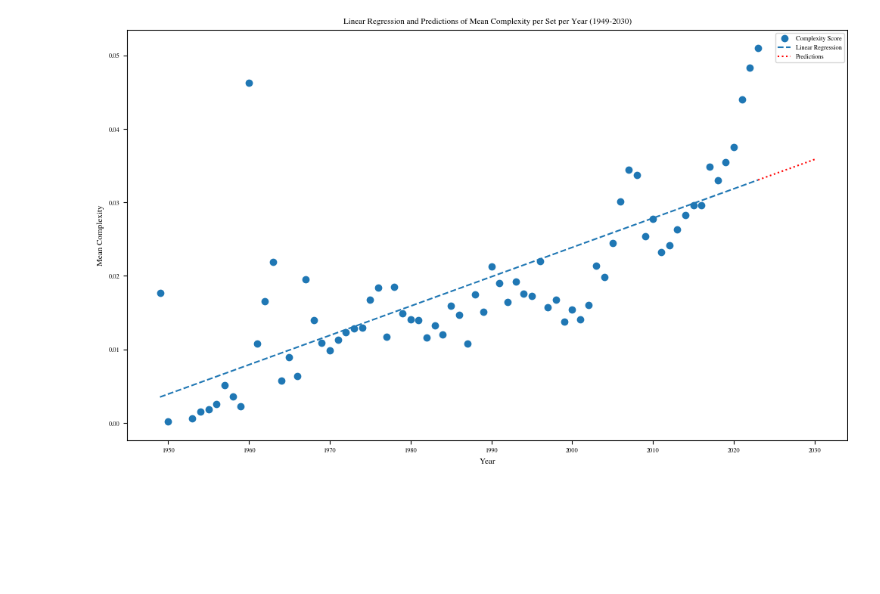
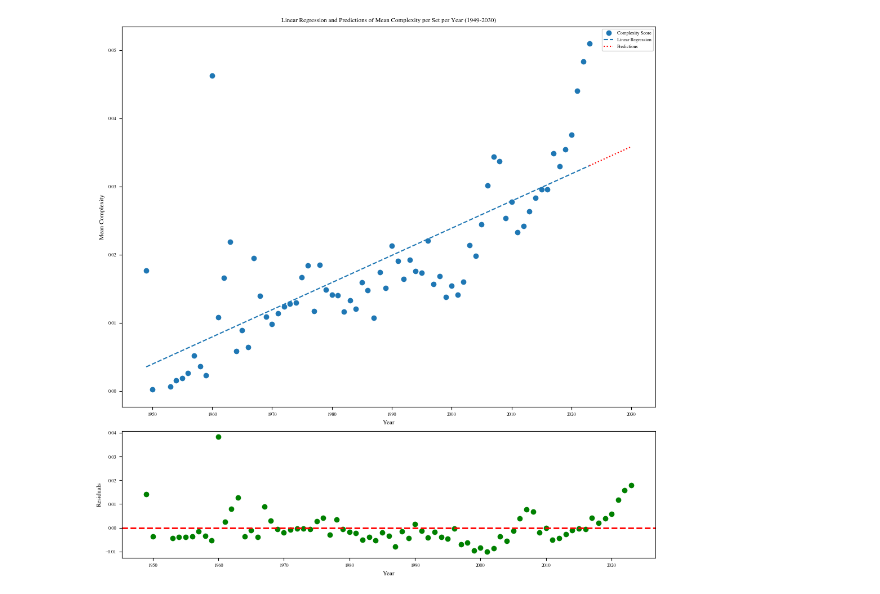
Before and after one commit to eddiebeach99/Data_Literacy, a Jupyter notebook: Analysis/complexity_regression.ipynb, the cells around one changed output. Saved outputs shown, nothing was run; the diff lists cells and outputs as text; code cells hidden in the pictures; blank space fills up the shorter version.

```diff
--- a/Analysis/complexity_regression.ipynb
+++ b/Analysis/complexity_regression.ipynb
@@ -19,34 +20,44 @@ plt.rcParams.update(bundles.icml2022(column='full', nrows=1, ncols=2, usetex=Fal
 # %%
 ##### Plot mean complexity per set per year and a prediction until 2030#####
 
 def linear_regression_complexity(df):
 
     mean_complexity_per_set_per_year = df.groupby('year')['complexity_score'].mean().reset_index(name='complexity_score')
 
     # create the plot
-    plt.figure(figsize=(10, 6))
+    fig, (ax1, ax2) = plt.subplots(2, 1, figsize=(10, 10), gridspec_kw={'height_ratios': [3, 1]})
+
     x = mean_complexity_per_set_per_year['year'].values.reshape(-1, 1)
     y = mean_complexity_per_set_per_year['complexity_score'].values
     model = LinearRegression().fit(x, y)
     y_pred = model.predict(x)
-    plt.scatter(x, y, label='Complexity Score')
-    plt.plot(x, y_pred, linestyle='--', label='Linear Regression')
+
+    # plot the original data
+    ax1.scatter(x, y, label='Complexity Score')
+    ax1.plot(x, y_pred, linestyle='--', label='Linear Regression')
 
     # make predictions until 2030
     x_future = np.arange(2023, 2031).reshape(-1, 1)
     y_future_pred = model.predict(x_future)
-    plt.plot(x_future, y_future_pred, linestyle=':', color='red', label='Predictions')
+    ax1.plot(x_future, y_future_pred, linestyle=':', color='red', label='Predictions')
 
     # add title and labels
-    plt.title('Linear Regression and Predictions of Mean Complexity per Set per Year (1949-2030)')
-    plt.xlabel('Year')
-    plt.ylabel('Mean Complexity')
-    plt.legend()
+    ax1.set_title('Linear Regression and Predictions of Mean Complexity per Set per Year (1949-2030)')
+    ax1.set_xlabel('Year')
+    ax1.set_ylabel('Mean Complexity')
+    ax1.legend()
+
+    # plot residuals
+    residuals = y - y_pred
+    ax2.scatter(x, residuals, color='green')
+    ax2.axhline(y=0, color='red', linestyle='--', linewidth=2)
+    ax2.set_xlabel('Year')
+    ax2.set_ylabel('Residuals')
 
     # show the plot
     plt.show()
 
 # call the function
 linear_regression_complexity(data)
 # %% [output]
-[figure, old version]
+[figure, new version]
```
Also changed, not shown: parts of 4 cells of this notebook, 1 other file.
